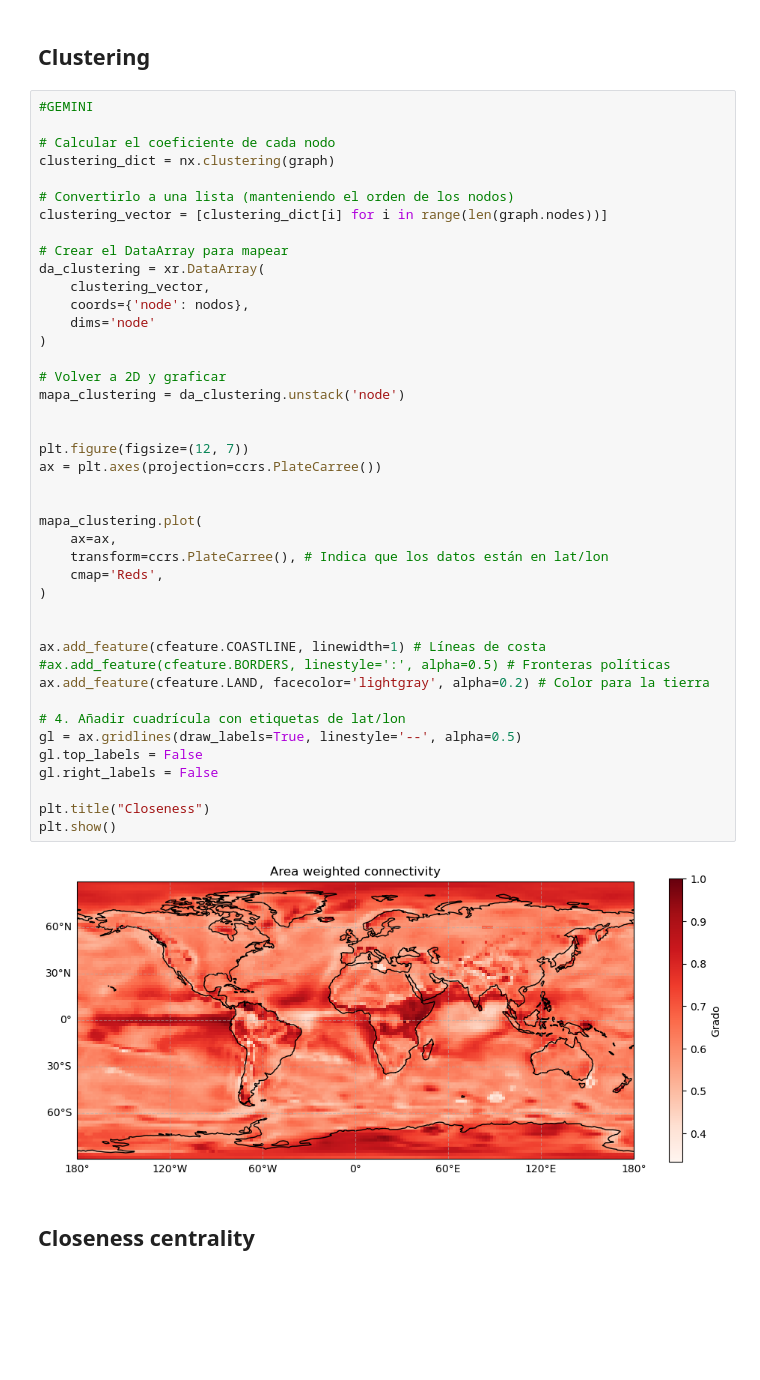
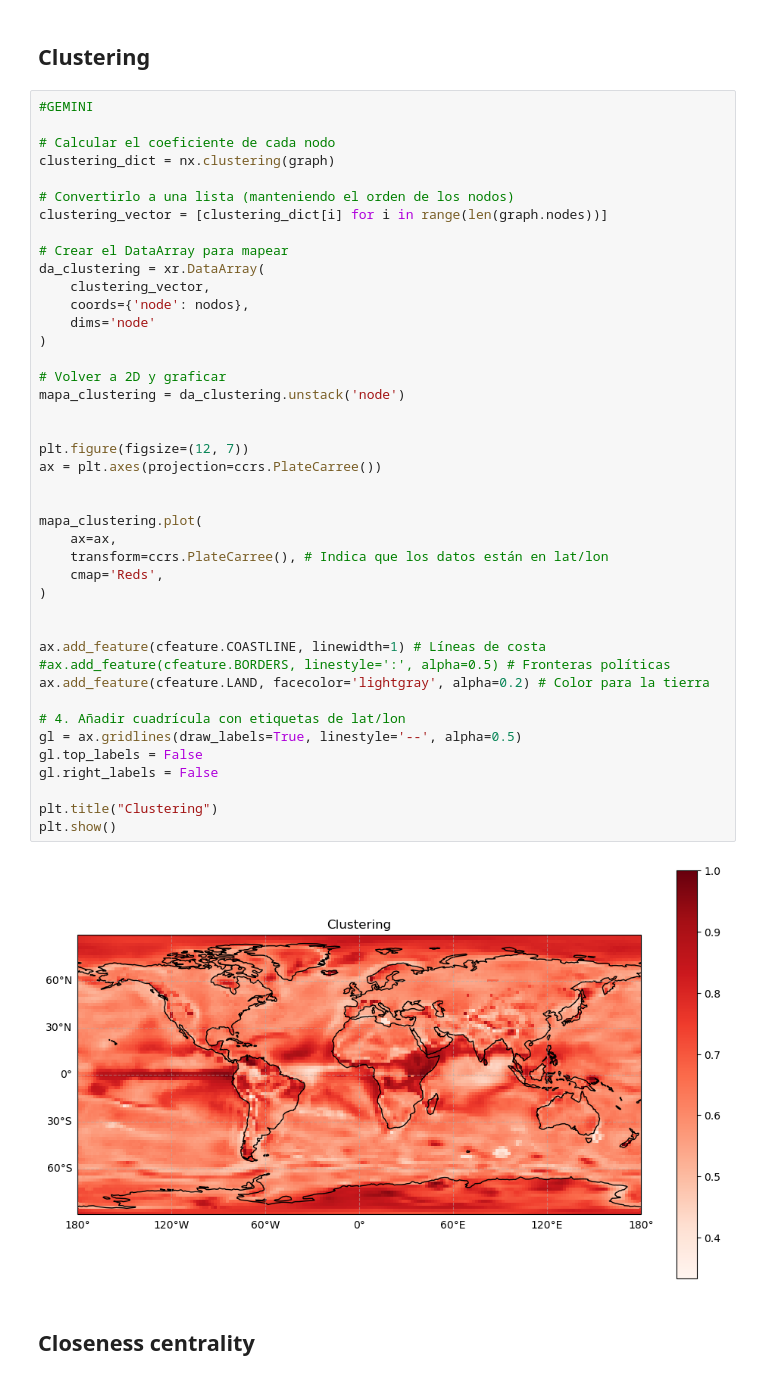
Before and after one commit to ipelayo1/TFG_Ivan, a Jupyter notebook: extract_data.ipynb, the cells around one changed output. Cells and saved outputs as stored; diff of their text form; blank space fills up the shorter version.

```diff
--- a/extract_data.ipynb
+++ b/extract_data.ipynb
@@ -588,35 +590,35 @@ da_clustering = xr.DataArray(
     coords={'node': nodos},
     dims='node'
 )
 
 # Volver a 2D y graficar
 mapa_clustering = da_clustering.unstack('node')
 
 
 plt.figure(figsize=(12, 7))
 ax = plt.axes(projection=ccrs.PlateCarree())
 
 
 mapa_clustering.plot(
     ax=ax,
     transform=ccrs.PlateCarree(), # Indica que los datos están en lat/lon
     cmap='Reds',
 )
 
 
 ax.add_feature(cfeature.COASTLINE, linewidth=1) # Líneas de costa
 #ax.add_feature(cfeature.BORDERS, linestyle=':', alpha=0.5) # Fronteras políticas
 ax.add_feature(cfeature.LAND, facecolor='lightgray', alpha=0.2) # Color para la tierra
 
 # 4. Añadir cuadrícula con etiquetas de lat/lon
 gl = ax.gridlines(draw_labels=True, linestyle='--', alpha=0.5)
 gl.top_labels = False
 gl.right_labels = False
 
-plt.title("Closeness")
+plt.title("Clustering")
 plt.show()
 # %% [output]
-[figure, old version]
+[figure, new version]
 # %% [markdown]
 ## Closeness centrality
 # %%
```
Also changed, not shown: parts of 6 cells of this notebook, 1 other file.
